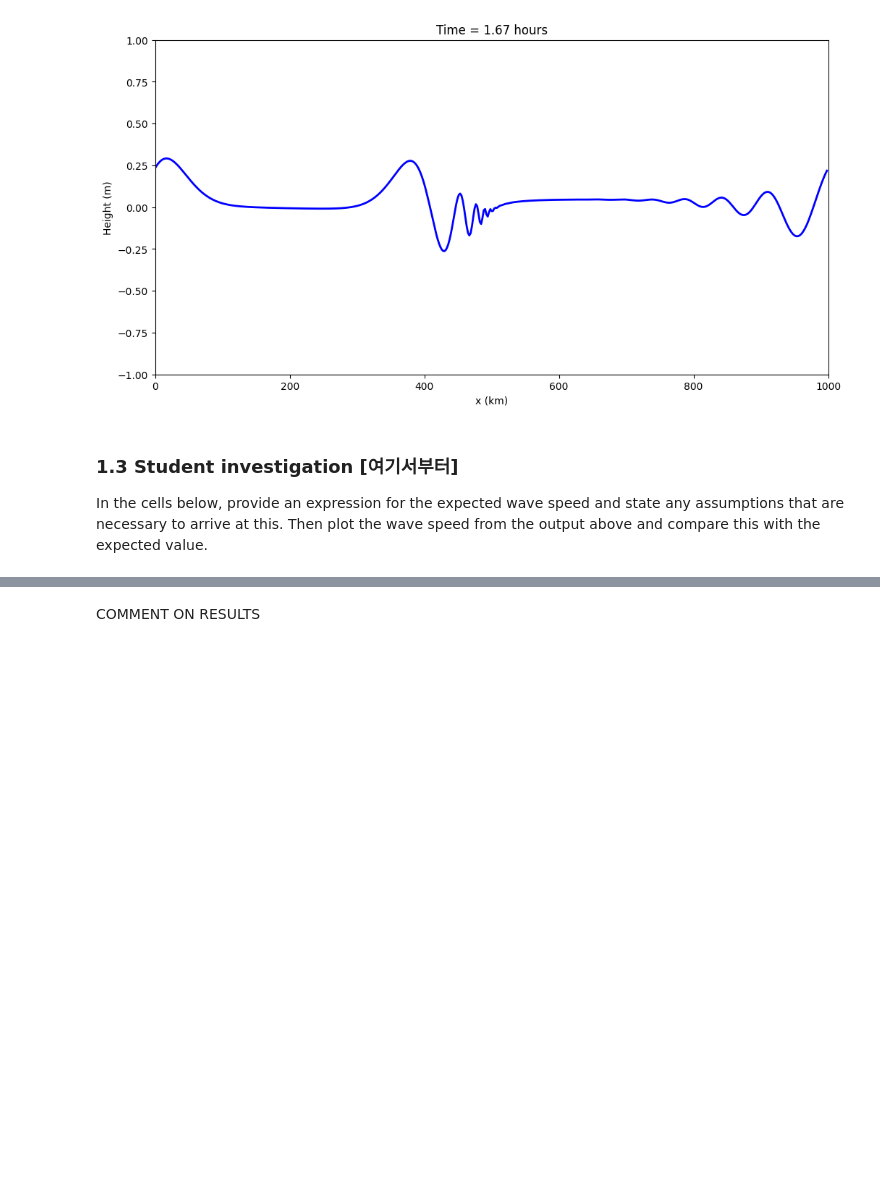
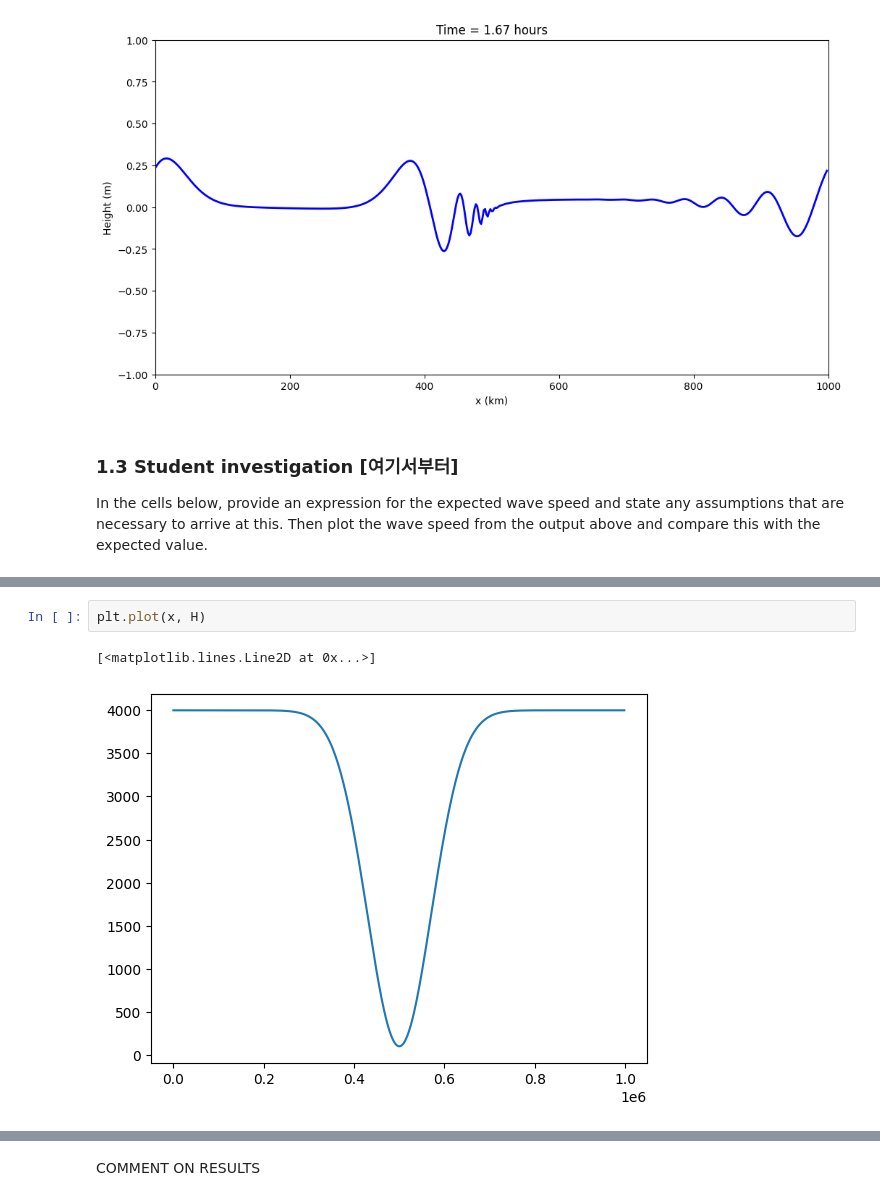
Before and after one commit to Unjin-Jang/QCES, a Jupyter notebook: Project3_tsunami.ipynb, the cells around one changed output, grey strips where cells are left out. Drawn from its saved outputs; the diff is of its cells as text; blank space fills up the shorter version.

```diff
--- a/Project3_tsunami.ipynb
+++ b/Project3_tsunami.ipynb
@@ -259,3 +268,8 @@ plt.show()
+# %%
+plt.plot(x, H)
+# %% [output]
+[<matplotlib.lines.Line2D at 0x...>]
+[figure, added]
 # %%
 phi_0 = 1.0  # Arbitrary
 l = 1.0  # Wavenumber in the y-direction (adjust as needed)
```
Also changed, not shown: parts of 10 cells of this notebook.
